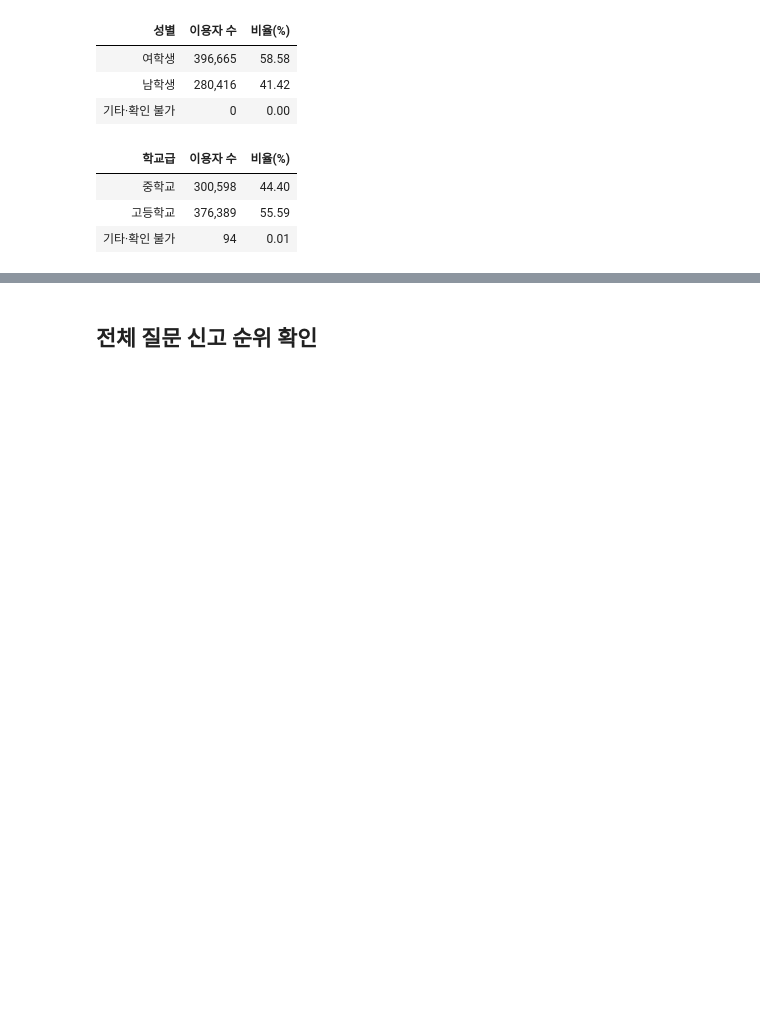
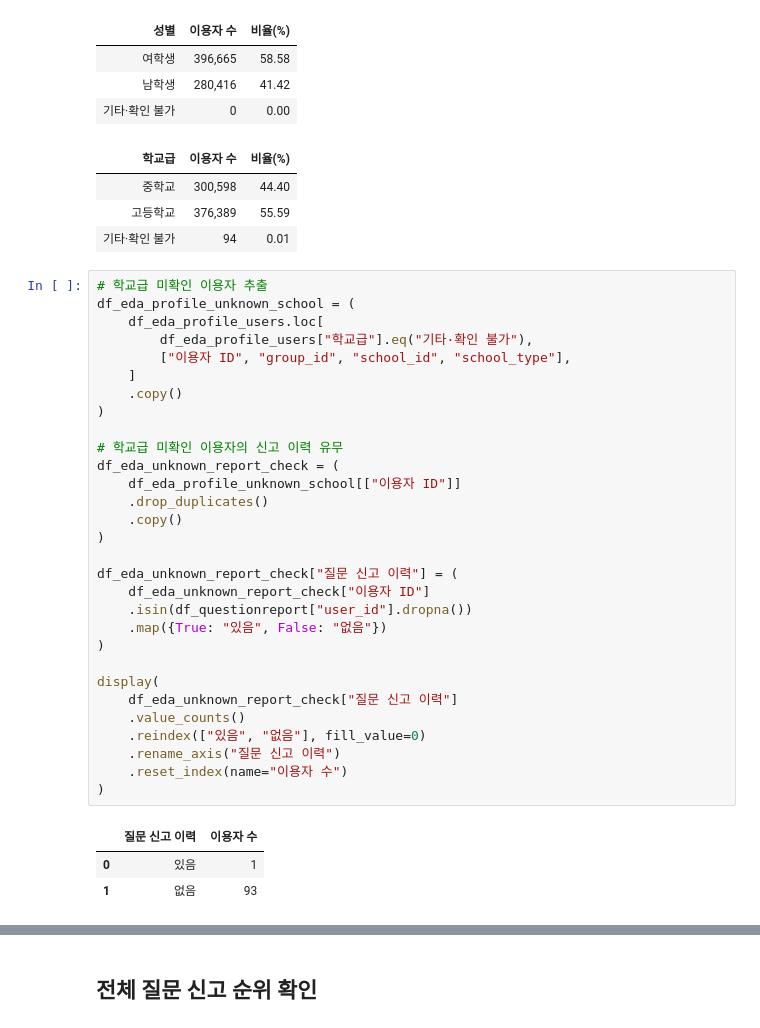
Before and after one commit to qet0506/codeit-sns-moderation, a Jupyter notebook: eda_목차정리_수정본.ipynb, the cells around one changed output, grey strips where cells are left out. Saved outputs shown, nothing was run; the diff lists cells and outputs as text; blank space fills up the shorter version.

```diff
--- a/eda_목차정리_수정본.ipynb
+++ b/eda_목차정리_수정본.ipynb
@@ -746,3 +746,37 @@ display(
 | 중학교 | 300,598 | 44.40 |
 | 고등학교 | 376,389 | 55.59 |
 | 기타·확인 불가 | 94 | 0.01 |
+# %%
+# 학교급 미확인 이용자 추출
+df_eda_profile_unknown_school = (
+    df_eda_profile_users.loc[
+        df_eda_profile_users["학교급"].eq("기타·확인 불가"),
+        ["이용자 ID", "group_id", "school_id", "school_type"],
+    ]
+    .copy()
+)
+
+# 학교급 미확인 이용자의 신고 이력 유무
+df_eda_unknown_report_check = (
+    df_eda_profile_unknown_school[["이용자 ID"]]
+    .drop_duplicates()
+    .copy()
+)
+
+df_eda_unknown_report_check["질문 신고 이력"] = (
+    df_eda_unknown_report_check["이용자 ID"]
+    .isin(df_questionreport["user_id"].dropna())
+    .map({True: "있음", False: "없음"})
+)
+
+display(
+    df_eda_unknown_report_check["질문 신고 이력"]
+    .value_counts()
+    .reindex(["있음", "없음"], fill_value=0)
+    .rename_axis("질문 신고 이력")
+    .reset_index(name="이용자 수")
+)
+# %% [output]
+|  | 질문 신고 이력 | 이용자 수 |
+| 0 | 있음 | 1 |
+| 1 | 없음 | 93 |
```
Also changed, not shown: parts of 2 cells of this notebook.
